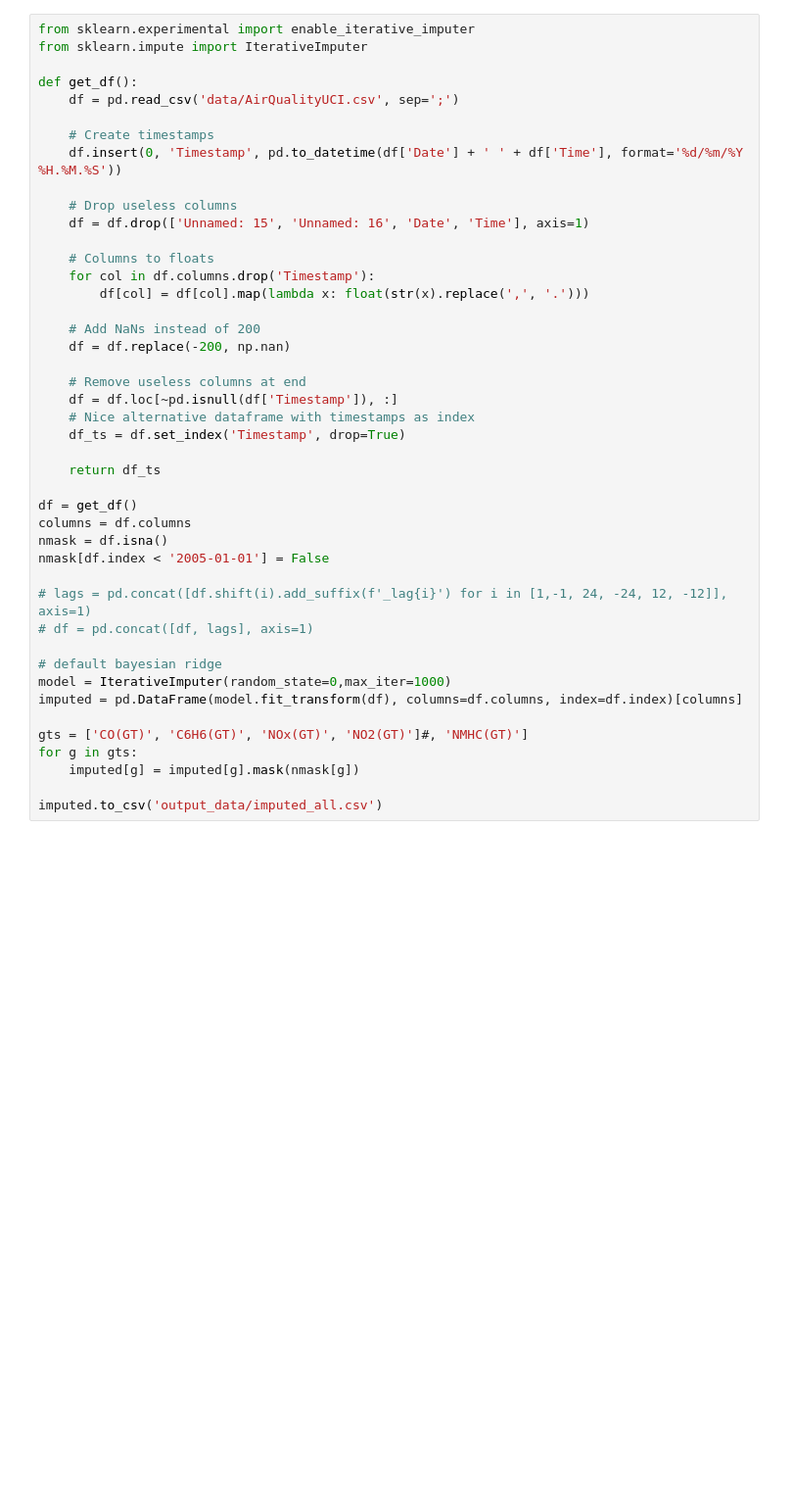
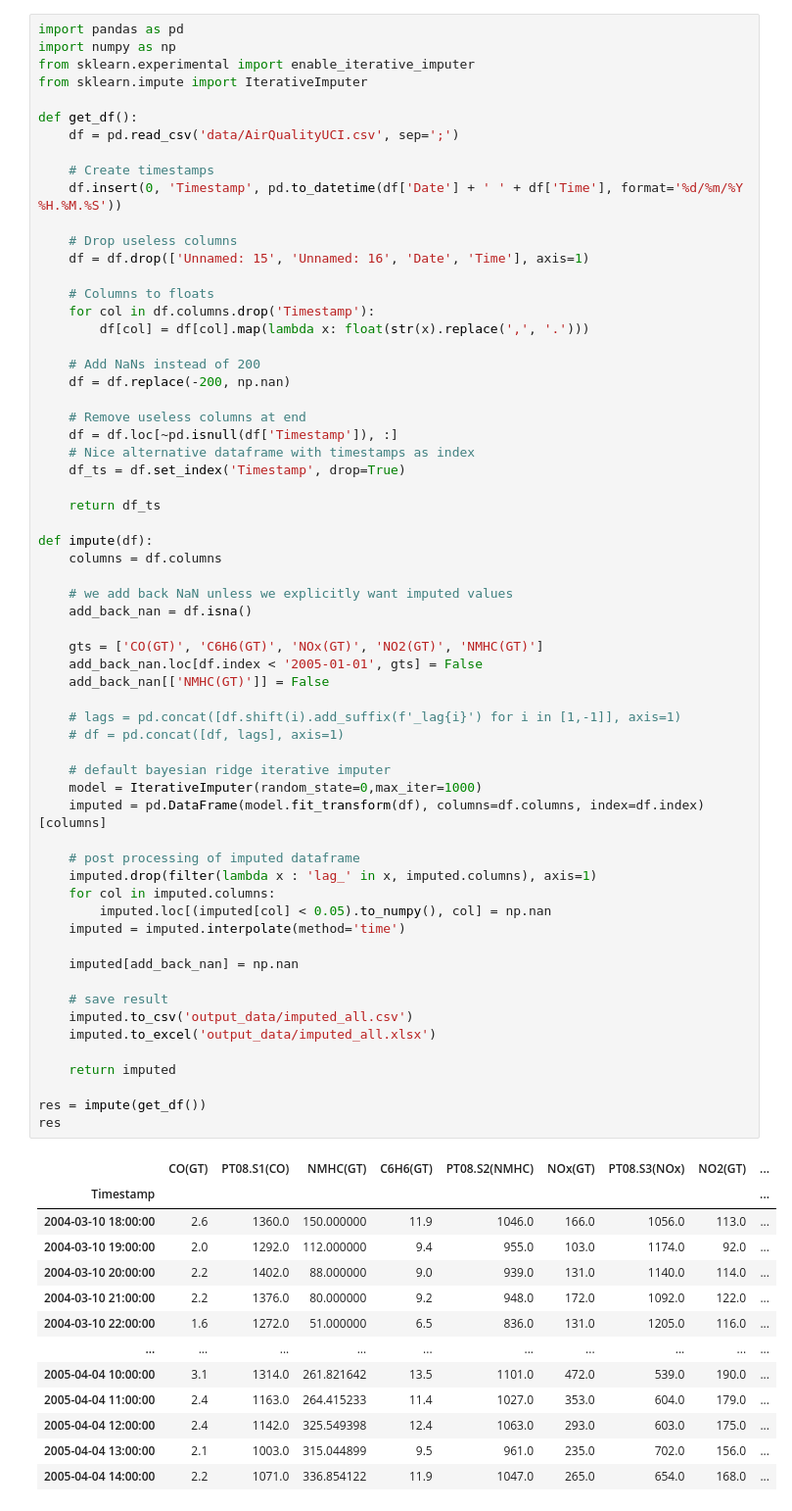
Before and after one commit to Joel-Y-18/9417-project, a Jupyter notebook: impute.ipynb, the cells around one changed output. Shown at 98% size. Cells and saved outputs as stored; diff of their text form; blank space fills up the shorter version.

```diff
--- a/impute.ipynb
+++ b/impute.ipynb
@@ -1,44 +1,76 @@
 # %%
+import pandas as pd
+import numpy as np
 from sklearn.experimental import enable_iterative_imputer
 from sklearn.impute import IterativeImputer
 
 def get_df():
     df = pd.read_csv('data/AirQualityUCI.csv', sep=';')
 
     # Create timestamps
     df.insert(0, 'Timestamp', pd.to_datetime(df['Date'] + ' ' + df['Time'], format='%d/%m/%Y %H.%M.%S'))
 
     # Drop useless columns
     df = df.drop(['Unnamed: 15', 'Unnamed: 16', 'Date', 'Time'], axis=1)
 
     # Columns to floats
     for col in df.columns.drop('Timestamp'):
         df[col] = df[col].map(lambda x: float(str(x).replace(',', '.')))
 
     # Add NaNs instead of 200
     df = df.replace(-200, np.nan)
 
     # Remove useless columns at end
     df = df.loc[~pd.isnull(df['Timestamp']), :]
     # Nice alternative dataframe with timestamps as index
     df_ts = df.set_index('Timestamp', drop=True)
 
     return df_ts
 
-df = get_df()
-columns = df.columns
-nmask = df.isna()
-nmask[df.index < '2005-01-01'] = False
+def impute(df):
+    columns = df.columns
 
-# lags = pd.concat([df.shift(i).add_suffix(f'_lag{i}') for i in [1,-1, 24, -24, 12, -12]], axis=1)
-# df = pd.concat([df, lags], axis=1)
+    # we add back NaN unless we explicitly want imputed values
+    add_back_nan = df.isna()
 
-# default bayesian ridge
-model = IterativeImputer(random_state=0,max_iter=1000)
-imputed = pd.DataFrame(model.fit_transform(df), columns=df.columns, index=df.index)[columns]
+    gts = ['CO(GT)', 'C6H6(GT)', 'NOx(GT)', 'NO2(GT)', 'NMHC(GT)']
+    add_back_nan.loc[df.index < '2005-01-01', gts] = False
+    add_back_nan[['NMHC(GT)']] = False
 
-gts = ['CO(GT)', 'C6H6(GT)', 'NOx(GT)', 'NO2(GT)']#, 'NMHC(GT)']
-for g in gts:
-    imputed[g] = imputed[g].mask(nmask[g])
+    # lags = pd.concat([df.shift(i).add_suffix(f'_lag{i}') for i in [1,-1]], axis=1)
+    # df = pd.concat([df, lags], axis=1)
 
-imputed.to_csv('output_data/imputed_all.csv')
+    # default bayesian ridge iterative imputer
+    model = IterativeImputer(random_state=0,max_iter=1000)
+    imputed = pd.DataFrame(model.fit_transform(df), columns=df.columns, index=df.index)[columns]
+
+    # post processing of imputed dataframe
+    imputed.drop(filter(lambda x : 'lag_' in x, imputed.columns), axis=1)
+    for col in imputed.columns:
+        imputed.loc[(imputed[col] < 0.05).to_numpy(), col] = np.nan
+    imputed = imputed.interpolate(method='time')
+
+    imputed[add_back_nan] = np.nan
+
+    # save result
+    imputed.to_csv('output_data/imputed_all.csv')
+    imputed.to_excel('output_data/imputed_all.xlsx')
+
+    return imputed
+
+res = impute(get_df())
+res
+# %% [output]
+|  | CO(GT) | PT08.S1(CO) | NMHC(GT) | C6H6(GT) | PT08.S2(NMHC) | NOx(GT) | PT08.S3(NOx) | NO2(GT) | ... |
+| Timestamp |  |  |  |  |  |  |  |  | ... |
+| 2004-03-10 18:00:00 | 2.6 | 1360.0 | 150.000000 | 11.9 | 1046.0 | 166.0 | 1056.0 | 113.0 | ... |
+| 2004-03-10 19:00:00 | 2.0 | 1292.0 | 112.000000 | 9.4 | 955.0 | 103.0 | 1174.0 | 92.0 | ... |
+| 2004-03-10 20:00:00 | 2.2 | 1402.0 | 88.000000 | 9.0 | 939.0 | 131.0 | 1140.0 | 114.0 | ... |
+| 2004-03-10 21:00:00 | 2.2 | 1376.0 | 80.000000 | 9.2 | 948.0 | 172.0 | 1092.0 | 122.0 | ... |
+| 2004-03-10 22:00:00 | 1.6 | 1272.0 | 51.000000 | 6.5 | 836.0 | 131.0 | 1205.0 | 116.0 | ... |
+| ... | ... | ... | ... | ... | ... | ... | ... | ... | ... |
+| 2005-04-04 10:00:00 | 3.1 | 1314.0 | 261.821642 | 13.5 | 1101.0 | 472.0 | 539.0 | 190.0 | ... |
+| 2005-04-04 11:00:00 | 2.4 | 1163.0 | 264.415233 | 11.4 | 1027.0 | 353.0 | 604.0 | 179.0 | ... |
+| 2005-04-04 12:00:00 | 2.4 | 1142.0 | 325.549398 | 12.4 | 1063.0 | 293.0 | 603.0 | 175.0 | ... |
+| 2005-04-04 13:00:00 | 2.1 | 1003.0 | 315.044899 | 9.5 | 961.0 | 235.0 | 702.0 | 156.0 | ... |
+| 2005-04-04 14:00:00 | 2.2 | 1071.0 | 336.854122 | 11.9 | 1047.0 | 265.0 | 654.0 | 168.0 | ... |
```
Also changed, not shown: parts of 2 cells of this notebook, 2 other files.
